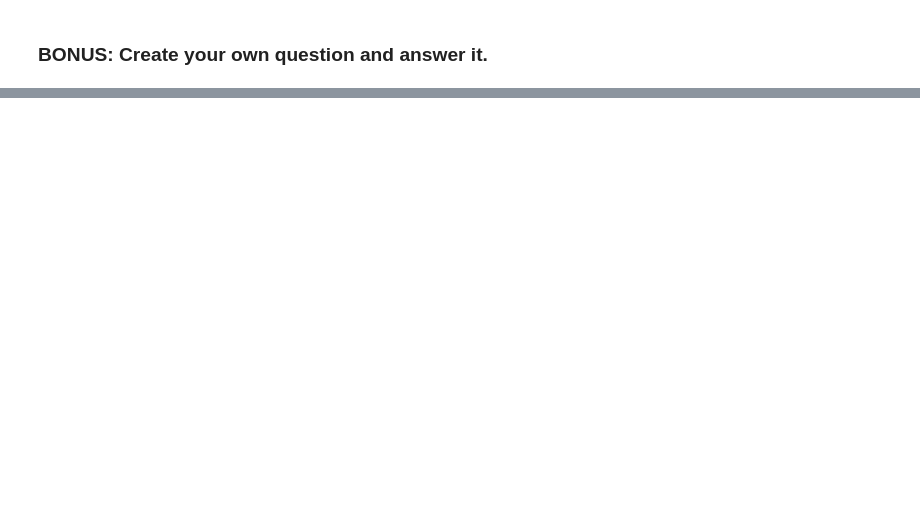
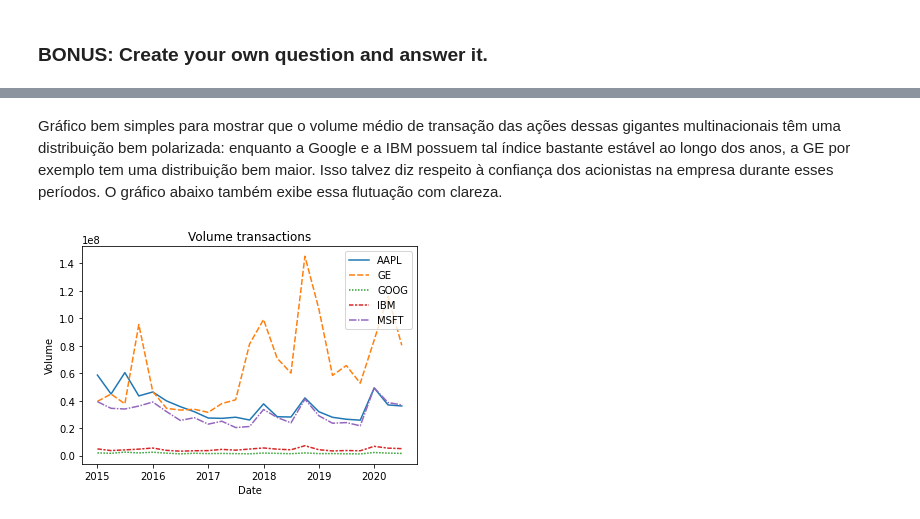
Before and after one commit to joaovitorez/octos-academy, a Jupyter notebook: 02. Data Handling/Exercises/09_Time_Series/Getting_Financial_Data/Exercises.ipynb, the cells around one changed output, grey strips where cells are left out. Drawn from its saved outputs; the diff is of its cells as text; code cells hidden in the pictures; blank space fills up the shorter version.

```diff
--- a/02. Data Handling/Exercises/09_Time_Series/Getting_Financial_Data/Exercises.ipynb
+++ b/02. Data Handling/Exercises/09_Time_Series/Getting_Financial_Data/Exercises.ipynb
@@ -47,0 +153,10 @@ stocks = ['AAPL', 'TSLA', 'IBM', 'LNKD']
+# %% [markdown]
+Gráfico bem simples para mostrar que o volume médio de transação das ações dessas gigantes multinacionais têm uma distribuição bem polarizada: enquanto a Google e a IBM possuem tal índice bastante estável ao longo dos anos, a GE por exemplo tem uma distribuição bem maior. Isso talvez diz respeito à confiança dos acionistas na empresa durante esses períodos. O gráfico abaixo também exibe essa flutuação com clareza.
+# %%
+sns.lineplot(data=bonus)
+
+plt.title('Volume transactions')
+plt.ylabel('Volume')
+plt.show()
+# %% [output]
+[figure, added]
```
Also changed, not shown: parts of 10 cells of this notebook.
